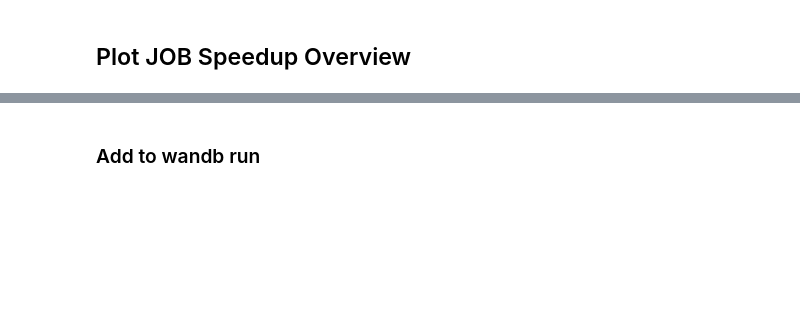
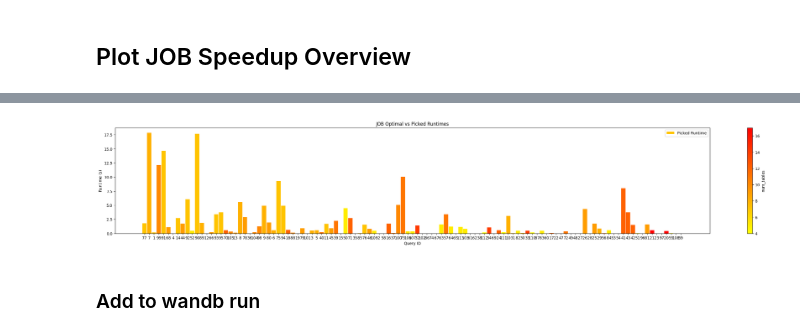
Before and after one commit to VWeidinger/zs-autoloop, a Jupyter notebook: src/ldb_models/evaluation/analyze_job_predictions.ipynb, the cells around one changed output, grey strips where cells are left out. Cells and saved outputs as stored; diff of their text form; code cells hidden in the pictures; blank space fills up the shorter version.

```diff
--- a/src/ldb_models/evaluation/analyze_job_predictions.ipynb
+++ b/src/ldb_models/evaluation/analyze_job_predictions.ipynb
@@ -122,0 +125,27 @@ plt.show()
+# %%
+import json
+
+with open('../../../../ldb_wlexecutor/src/ldb_wlexecutor/analysis/job_analysis.json', 'r') as f:
+    job_analysis = json.load(f)
+
+
+# compute dict mapping job sql query to stats
+def extract_info_dicts(analysis):
+    query_info = dict()
+    query_info_by_id = dict()
+    for q in analysis:
+        sql = q['query_string']
+
+        # remove newlines and tabs
+        sql = sql.replace('\n', ' ').replace('\t', ' ')
+
+        # remove all multiple whitespaces
+        sql = ' '.join(sql.split())
+
+        query_info[sql] = q
+        query_info_by_id[str(q['query_id'])] = q
+
+    return query_info, query_info_by_id
+
+
+job_query_info, job_query_info_by_id = extract_info_dicts(job_analysis)
@@ -123,3 +206,7 @@ plt.show()
+# %%
+plot('num_tables', 'dif')
+# %% [output]
+[figure, added]
 # %% [markdown]
 ### Add to wandb run
 # %%
```
Also changed, not shown: parts of 7 cells of this notebook, 4 other files.
